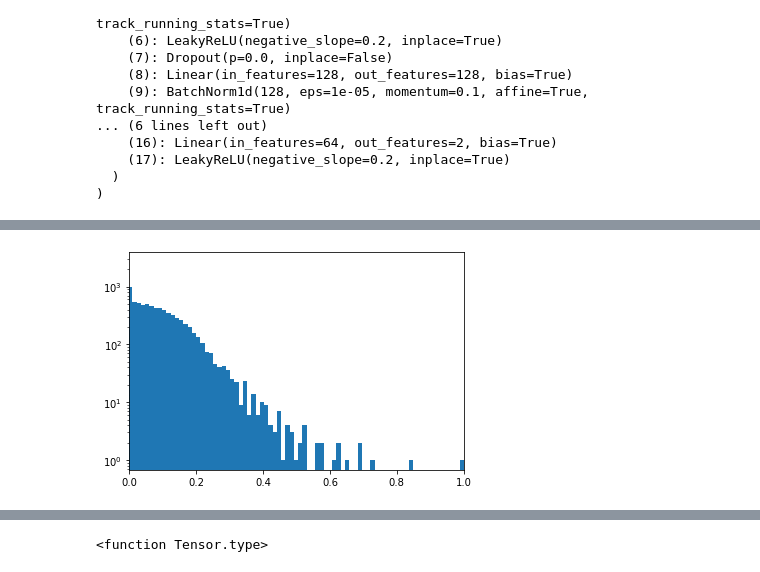
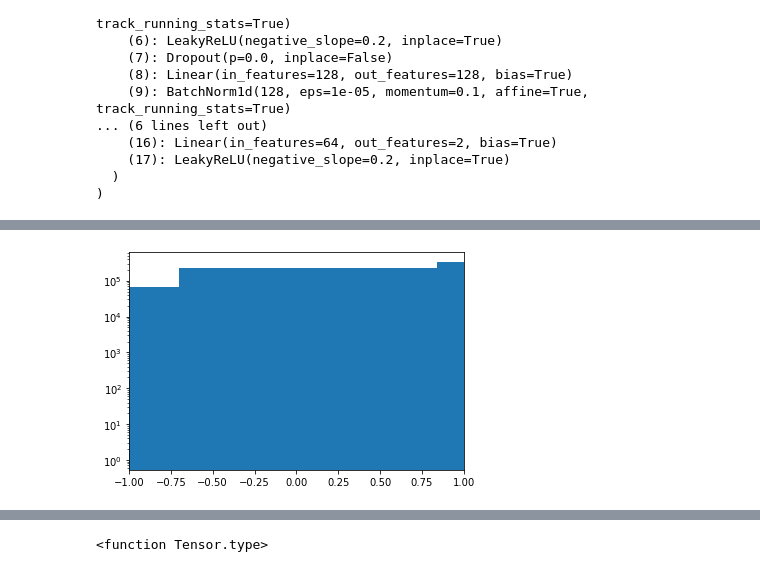
Before and after one commit to MeenakshiMcNamara/entanglement_classifier, a Jupyter notebook: analysis_code/ROC metric.ipynb, the cells around one changed output, grey strips where cells are left out. Saved outputs shown, nothing was run; the diff lists cells and outputs as text; code cells hidden in the pictures.

```diff
--- a/analysis_code/ROC metric.ipynb
+++ b/analysis_code/ROC metric.ipynb
@@ -68,20 +80,20 @@ model_name
 # %%
 
 
-# root_path = "/depot-new/cms/top/mcnama20/TopSpinCorr-Run2-Entanglement/CMSSW_10_2_22/src/TopAnalysis/Configuration/analysis/diLeptonic/three_files/Nominal"
+# # root_path = "/depot-new/cms/top/mcnama20/TopSpinCorr-Run2-Entanglement/CMSSW_10_2_22/src/TopAnalysis/Configuration/analysis/diLeptonic/three_files/Nominal"
 
-# file = root_path + "/" + event_type + "_modified_root_1_spinCorr.root"
+# # file = root_path + "/" + event_type + "_modified_root_1_spinCorr.root"
 
-path_to_model = "../models/" + layer_num_type + "_layers/" + model_name + ".pt"
+# path_to_model = "../models/" + layer_num_type + "_layers/" + model_name + ".pt"
 
-title = "confusion_plot_" + model_name
+# title = "confusion_plot_" + model_name
 # %%
 ############### Create a production mode dataset object and get the validation dataset.############################
 ################## NOTE: THIS NEEDS TO BE REPLACED BY LOADING THE SAVED DATASET FOR MODEL #########################
 # data_object = ProductionModeDataset(file)
 # x = data_object.get_eval_data()
 
-x = np.load("../data/" + layer_num_type + "_layers/train_val_datasets/validation_dataset_" + model_name + ".npy")
+x = np.load(path + "/data/" + layer_num_type + "_layers/train_val_datasets/validation_dataset_" + model_name + ".npy")
 # %%
 ############ remove parts of dataset not used in nn input and get output goals (target) and weights ####################
 l = x.shape[1]   # get the initial length of the validation dataset
@@ -140,9 +186,9 @@ Five_Layer_Classifier(
   )
 )
 # %%
-data  = model(input).detach().numpy()
+data_all  = model(input).detach().numpy()
 
-data = data[:,1]
+data = data_all[:,1]
 
 data =data/ max(np.abs(data))
 
@@ -167,3 +199,5 @@ tensor([1, 0, 1,  ..., 1, 1, 1])
+# %%
+data = data_all[:,1] - data_all[:,0]
 # %%
 fpr, tpr, thresholds = sklearn.metrics.roc_curve(target.detach().numpy(), data, sample_weight = weight)
 auroc = sklearn.metrics.auc(fpr, tpr)
@@ -219,13 +253,13 @@ plt.show()
 # %%
 plt.hist(data, bins=100)
 plt.yscale('log')
 
 ax = plt.gca()
-ax.set_xlim(0.0, 1.0)
+ax.set_xlim(-1.0, 1.0)
 
 plt.show()
 # %% [output]
-[figure, old version]
+[figure, new version]
 # %%
 data
 # %% [output]
```
Also changed, not shown: parts of 29 cells of this notebook, 3 other files.
